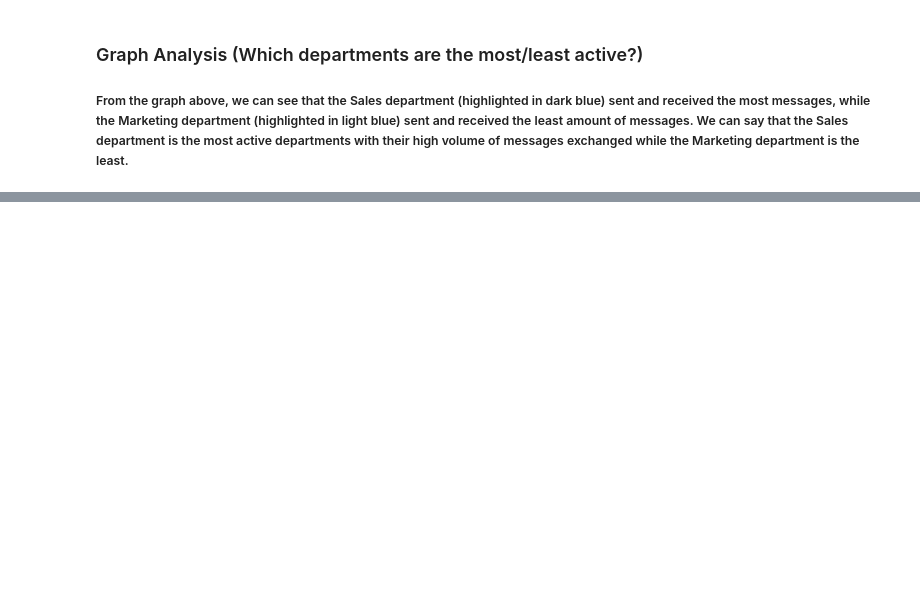
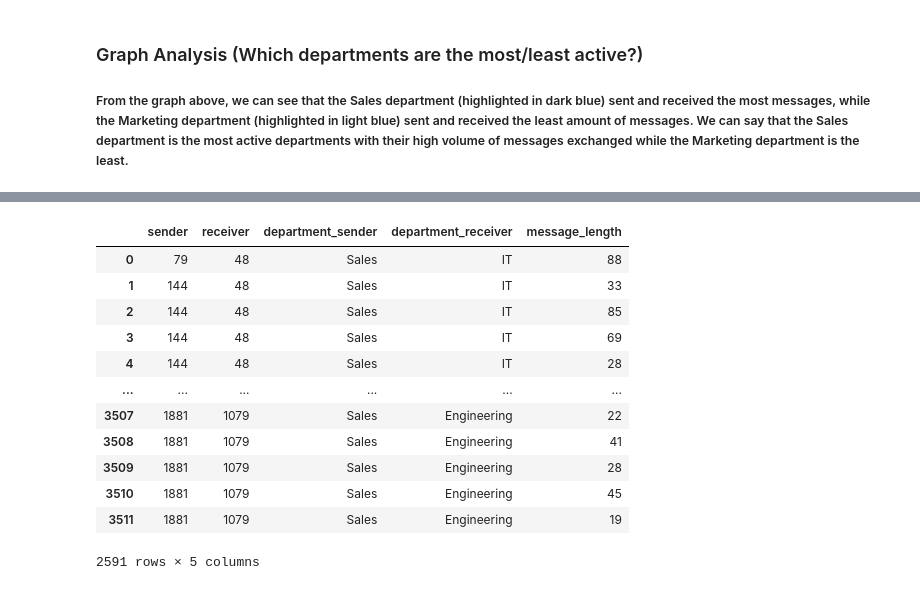
Before and after one commit to nicholastangyx/Datacamp-Competition-Employee-Network-Analysis-, a Jupyter notebook: Analysis.ipynb, the cells around one changed output, grey strips where cells are left out. Cells and saved outputs as stored; diff of their text form; code cells hidden in the pictures; blank space fills up the shorter version.

```diff
--- a/Analysis.ipynb
+++ b/Analysis.ipynb
@@ -282,0 +253,9 @@ test
+# %%
+# To find which department is the most influential, I decided to look for the department that sent the most message (only to other department, not within its own department)
+# This assumes that influential means someone or in this case, a department, produces influences on the other departments by sending the most messages
+department_influence = df2[['sender', 'receiver', 'department_sender', 'department_receiver', 'message_length']]
+department_influence = department_influence[department_influence.department_sender != department_influence.department_receiver]
+
+# Group by department sender and count
+department_influence_ = department_influence.groupby(['department_sender']).agg({'sender': 'count'}).reset_index()
+department_influence_ = department_influence_.rename(columns={'sender': 'amount_sent'})
@@ -282,0 +367,16 @@ test
+# %%
+department_influence
+# %% [output]
+|  | sender | receiver | department_sender | department_receiver | message_length |
+| 0 | 79 | 48 | Sales | IT | 88 |
+| 1 | 144 | 48 | Sales | IT | 33 |
+| 2 | 144 | 48 | Sales | IT | 85 |
+| 3 | 144 | 48 | Sales | IT | 69 |
+| 4 | 144 | 48 | Sales | IT | 28 |
+| ... | ... | ... | ... | ... | ... |
+| 3507 | 1881 | 1079 | Sales | Engineering | 22 |
+| 3508 | 1881 | 1079 | Sales | Engineering | 41 |
+| 3509 | 1881 | 1079 | Sales | Engineering | 28 |
+| 3510 | 1881 | 1079 | Sales | Engineering | 45 |
+| 3511 | 1881 | 1079 | Sales | Engineering | 19 |
+2591 rows × 5 columns
```
Also changed, not shown: parts of 18 cells of this notebook, 1 other file.
